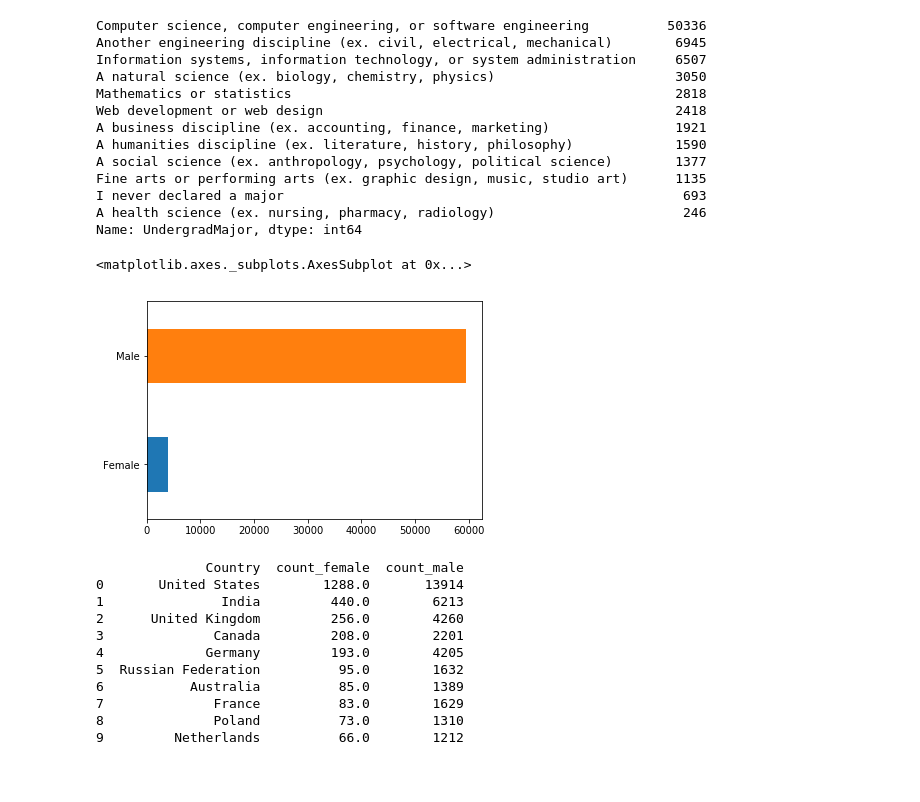
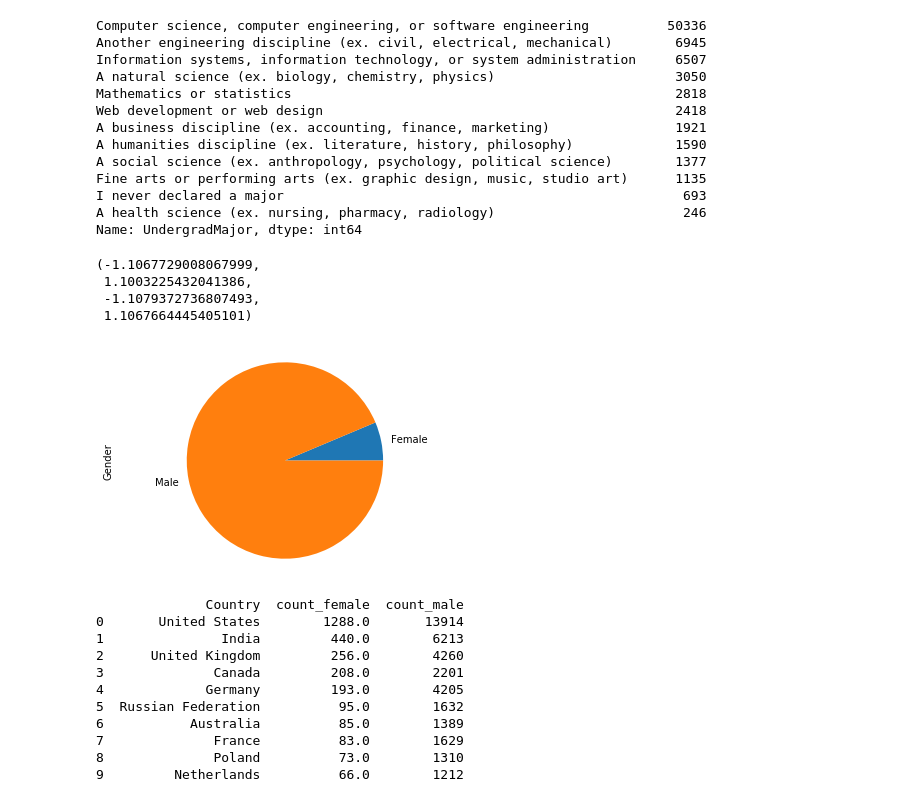
Before and after one commit to kuldeepemol/tech-nerds, a Jupyter notebook: Developer Profile.ipynb, the cells around one changed output. Drawn from its saved outputs; the diff is of its cells as text; code cells hidden in the pictures; blank space fills up the shorter version.

```diff
--- a/Developer Profile.ipynb
+++ b/Developer Profile.ipynb
@@ -237,11 +237,16 @@ Name: UndergradMajor, dtype: int64
 # %%
 # Gender Analysis
 gender_df = df_cleaned[['Country','Gender']].dropna()
 male_female_df = gender_df['Gender'].where((gender_df['Gender'] == 'Male') | (gender_df['Gender'] == 'Female')).value_counts()
-male_female_df.sort_values().plot(kind='barh')
+male_female_df.sort_values().plot(kind='pie',
+                                 )
+plt.axis('equal')
 # %% [output]
-<matplotlib.axes._subplots.AxesSubplot at 0x...>
+(-1.1067729008067999,
+ 1.1003225432041386,
+ -1.1079372736807493,
+ 1.1067664445405101)
-[figure, old version]
+[figure, new version]
 # %%
 female_df = gender_df['Country'].loc[gender_df['Gender'] == 'Female'].value_counts()
 male_df = gender_df['Country'].loc[gender_df['Gender'] == 'Male'].value_counts()
```
Also changed, not shown: 1 other file.
